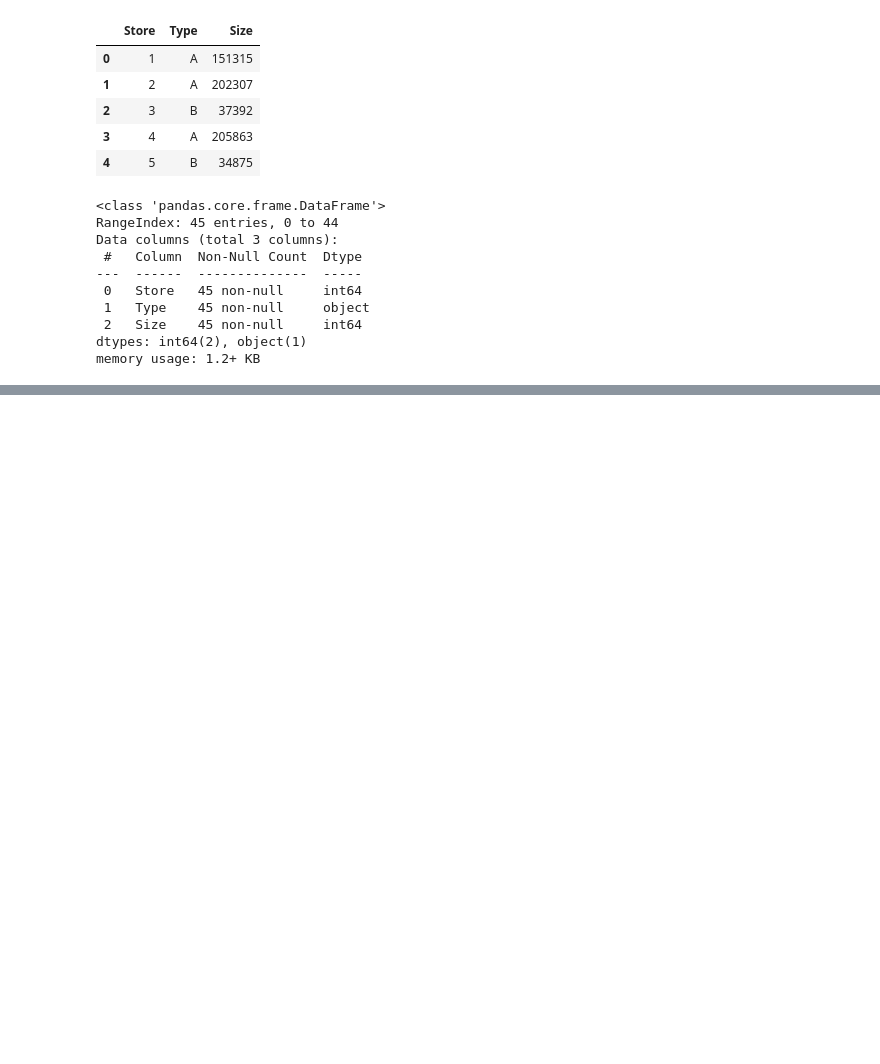
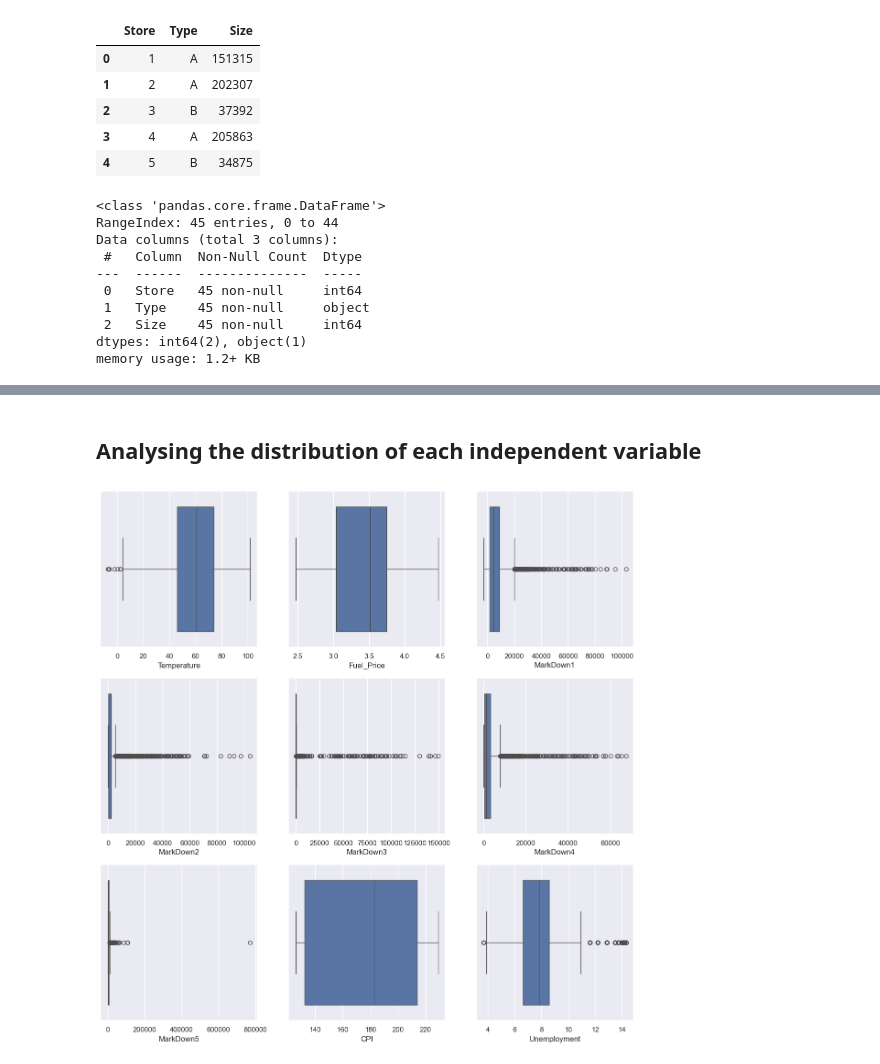
Before and after one commit to yeswanthkanakala07/Forecasting_Walmart_weekly_sales, a Jupyter notebook: Forecasting_walmart_weekly_sales.ipynb, the cells around one changed output, grey strips where cells are left out. Saved outputs shown, nothing was run; the diff lists cells and outputs as text; code cells hidden in the pictures; blank space fills up the shorter version.

```diff
--- a/Forecasting_walmart_weekly_sales.ipynb
+++ b/Forecasting_walmart_weekly_sales.ipynb
@@ -134,0 +256,13 @@ memory usage: 1.2+ KB
+# %% [markdown]
+## Analysing the distribution of each independent variable
+# %%
+columns = ['Temperature', 'Fuel_Price', 'MarkDown1', 'MarkDown2', 'MarkDown3', 'MarkDown4', 'MarkDown5', 'CPI', 'Unemployment']
+
+fig, axes = plt.subplots(3,3, figsize=(15, 15))
+
+for i, column in enumerate(columns):
+    row = i // 3
+    col = i % 3
+    sns.boxplot(x= features_df[column], ax=axes[row][col])
+# %% [output]
+[figure, added]
```
Also changed, not shown: parts of 8 cells of this notebook.
